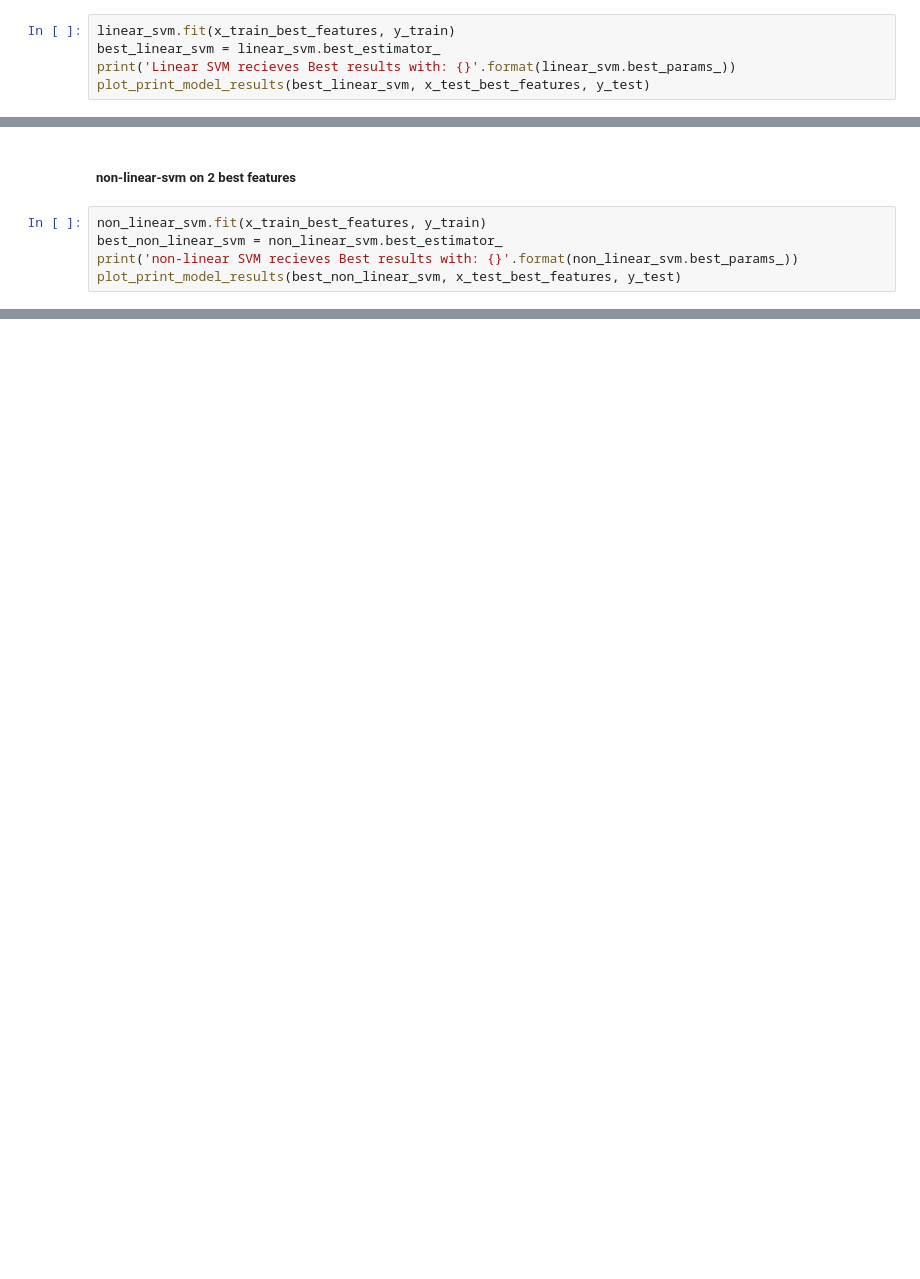
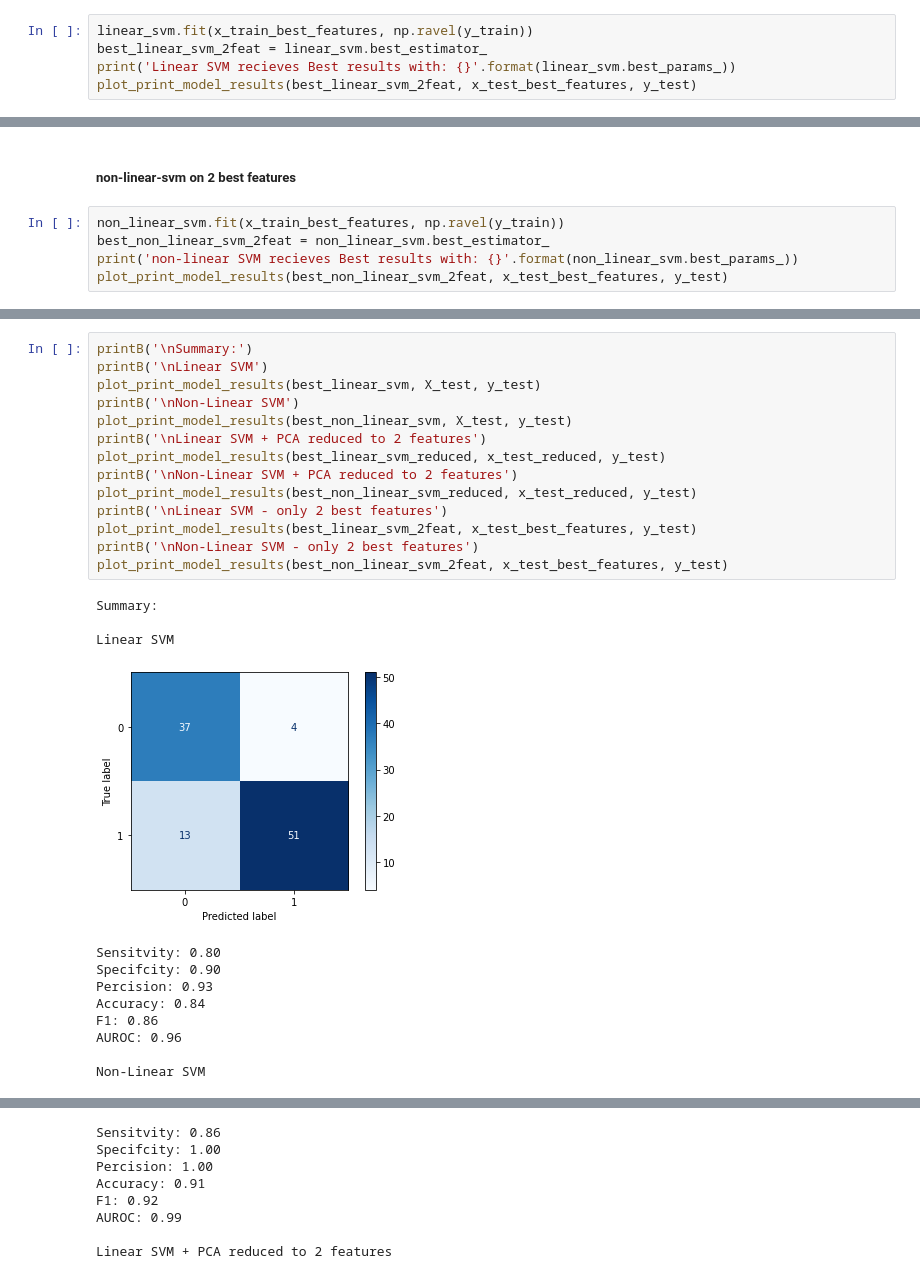
Before and after one commit to mlh-master/hw2_mlh-guy-dor, a Jupyter notebook: HW2.ipynb, the cells around one changed output, grey strips where cells are left out. Cells and saved outputs as stored; diff of their text form; blank space fills up the shorter version.

```diff
--- a/HW2.ipynb
+++ b/HW2.ipynb
@@ -725,8 +461,8 @@ x_test_best_features = X_test.iloc[:, [2,3]]
 # %% [markdown]
 ##### linear-svm on 2 best features
 # %%
-linear_svm.fit(x_train_best_features, y_train)
-best_linear_svm = linear_svm.best_estimator_
+linear_svm.fit(x_train_best_features, np.ravel(y_train))
+best_linear_svm_2feat = linear_svm.best_estimator_
 print('Linear SVM recieves Best results with: {}'.format(linear_svm.best_params_))
-plot_print_model_results(best_linear_svm, x_test_best_features, y_test)
+plot_print_model_results(best_linear_svm_2feat, x_test_best_features, y_test)
 # %% [output]
@@ -806,8 +477,8 @@ AUROC: 0.86
 # %% [markdown]
 ##### non-linear-svm on 2 best features
 # %%
-non_linear_svm.fit(x_train_best_features, y_train)
-best_non_linear_svm = non_linear_svm.best_estimator_
+non_linear_svm.fit(x_train_best_features, np.ravel(y_train))
+best_non_linear_svm_2feat = non_linear_svm.best_estimator_
 print('non-linear SVM recieves Best results with: {}'.format(non_linear_svm.best_params_))
-plot_print_model_results(best_non_linear_svm, x_test_best_features, y_test)
+plot_print_model_results(best_non_linear_svm_2feat, x_test_best_features, y_test)
 # %% [output]
@@ -946,0 +493,27 @@ AUROC: 0.86
+# %%
+printB('\nSummary:')
+printB('\nLinear SVM')
+plot_print_model_results(best_linear_svm, X_test, y_test)
+printB('\nNon-Linear SVM')
+plot_print_model_results(best_non_linear_svm, X_test, y_test)
+printB('\nLinear SVM + PCA reduced to 2 features')
+plot_print_model_results(best_linear_svm_reduced, x_test_reduced, y_test)
+printB('\nNon-Linear SVM + PCA reduced to 2 features')
+plot_print_model_results(best_non_linear_svm_reduced, x_test_reduced, y_test)
+printB('\nLinear SVM - only 2 best features')
+plot_print_model_results(best_linear_svm_2feat, x_test_best_features, y_test)
+printB('\nNon-Linear SVM - only 2 best features')
+plot_print_model_results(best_non_linear_svm_2feat, x_test_best_features, y_test)
+# %% [output]
+Summary:
+
+Linear SVM
+[figure, added]
+Sensitvity: 0.80
+Specifcity: 0.90
+Percision: 0.93
+Accuracy: 0.84
+F1: 0.86
+AUROC: 0.96
+
+Non-Linear SVM
@@ -946,0 +521,8 @@ AUROC: 0.86
+Sensitvity: 0.86
+Specifcity: 1.00
+Percision: 1.00
+Accuracy: 0.91
+F1: 0.92
+AUROC: 0.99
+
+Linear SVM + PCA reduced to 2 features
```
Also changed, not shown: parts of 18 cells of this notebook.
